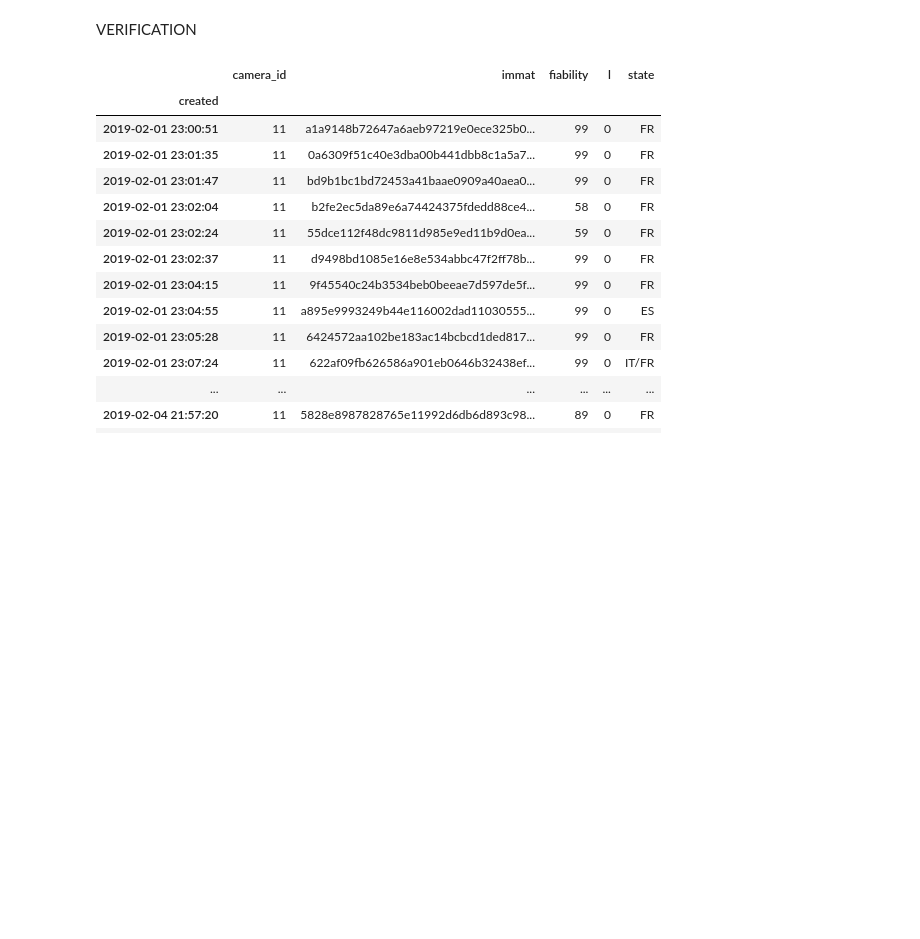
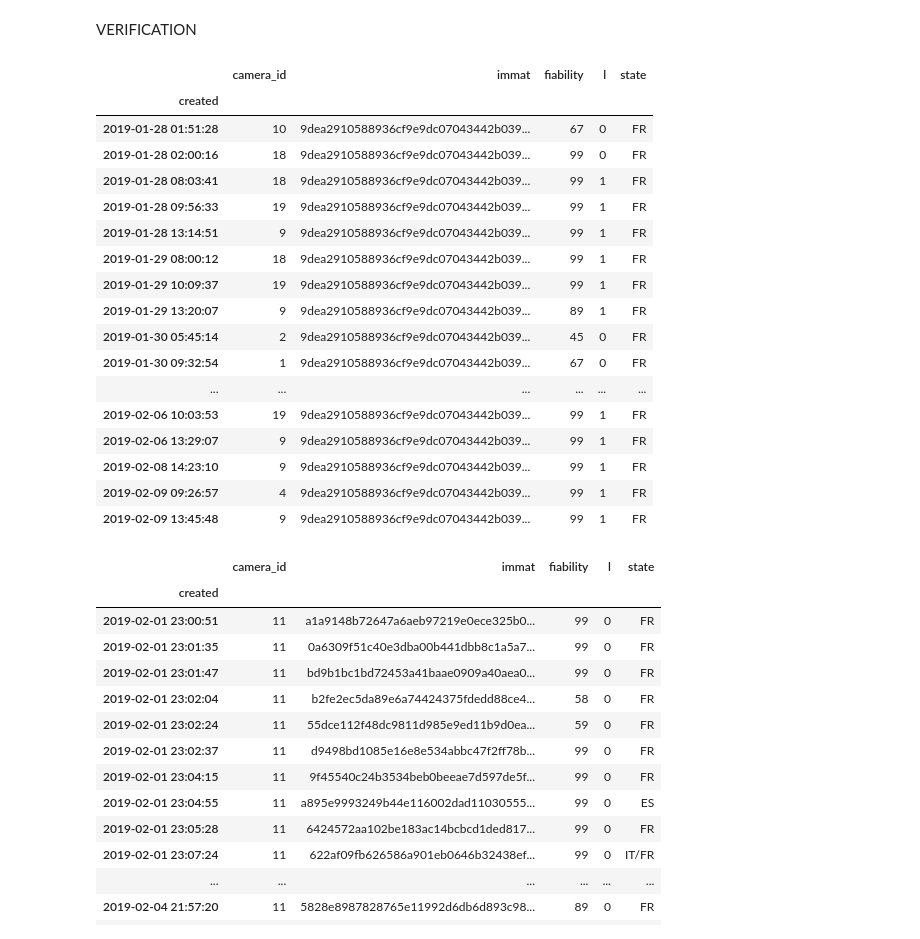
Before and after one commit to nantodevison/lapi, a Jupyter notebook: Carto_Lapi/Analyse/pour_test_travail.ipynb, the cells around one changed output. Cells and saved outputs as stored; diff of their text form; code cells hidden in the pictures; blank space fills up the shorter version.

```diff
--- a/Carto_Lapi/Analyse/pour_test_travail.ipynb
+++ b/Carto_Lapi/Analyse/pour_test_travail.ipynb
@@ -541,7 +331,26 @@ pct_pl
 VERIFICATION
 # %%
 #retrouver une immatriculatiob dans les données completes
-df_3semaines.loc[df_3semaines['immat']=='8ba94bf6d64f877ae0ddd602eb52566ec39b7df3']
+df_3semaines.loc[df_3semaines['immat']=='9dea2910588936cf9e9dc07043442b039f138e05']
+# %% [output]
+|  | camera_id | immat | fiability | l | state |
+| created |  |  |  |  |  |
+| 2019-01-28 01:51:28 | 10 | 9dea2910588936cf9e9dc07043442b039... | 67 | 0 | FR |
+| 2019-01-28 02:00:16 | 18 | 9dea2910588936cf9e9dc07043442b039... | 99 | 0 | FR |
+| 2019-01-28 08:03:41 | 18 | 9dea2910588936cf9e9dc07043442b039... | 99 | 1 | FR |
+| 2019-01-28 09:56:33 | 19 | 9dea2910588936cf9e9dc07043442b039... | 99 | 1 | FR |
+| 2019-01-28 13:14:51 | 9 | 9dea2910588936cf9e9dc07043442b039... | 99 | 1 | FR |
+| 2019-01-29 08:00:12 | 18 | 9dea2910588936cf9e9dc07043442b039... | 99 | 1 | FR |
+| 2019-01-29 10:09:37 | 19 | 9dea2910588936cf9e9dc07043442b039... | 99 | 1 | FR |
+| 2019-01-29 13:20:07 | 9 | 9dea2910588936cf9e9dc07043442b039... | 89 | 1 | FR |
+| 2019-01-30 05:45:14 | 2 | 9dea2910588936cf9e9dc07043442b039... | 45 | 0 | FR |
+| 2019-01-30 09:32:54 | 1 | 9dea2910588936cf9e9dc07043442b039... | 67 | 0 | FR |
+| ... | ... | ... | ... | ... | ... |
+| 2019-02-06 10:03:53 | 19 | 9dea2910588936cf9e9dc07043442b039... | 99 | 1 | FR |
+| 2019-02-06 13:29:07 | 9 | 9dea2910588936cf9e9dc07043442b039... | 99 | 1 | FR |
+| 2019-02-08 14:23:10 | 9 | 9dea2910588936cf9e9dc07043442b039... | 99 | 1 | FR |
+| 2019-02-09 09:26:57 | 4 | 9dea2910588936cf9e9dc07043442b039... | 99 | 1 | FR |
+| 2019-02-09 13:45:48 | 9 | 9dea2910588936cf9e9dc07043442b039... | 99 | 1 | FR |
 # %%
 #retrouver les cameras et date avant / apres un passage
 def cam_voisines(immat, date, camera, df_immat) :
```
Also changed, not shown: parts of 20 cells of this notebook, 1 other file.
